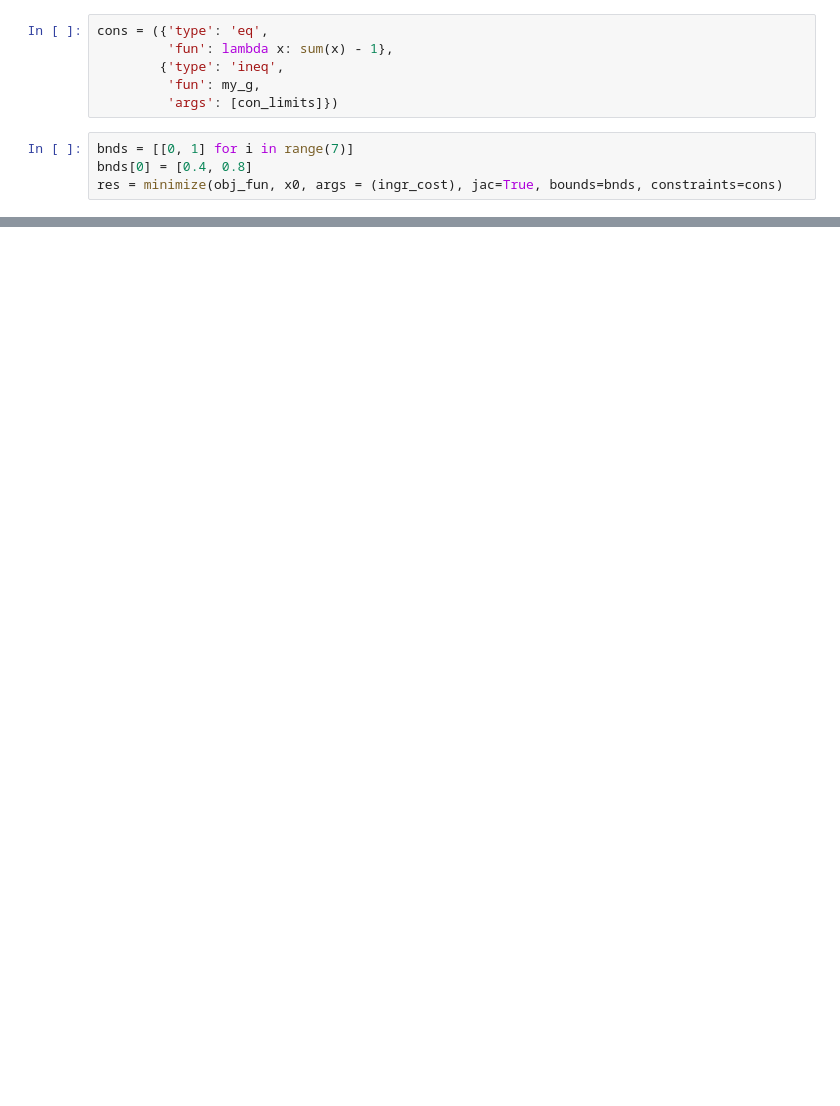
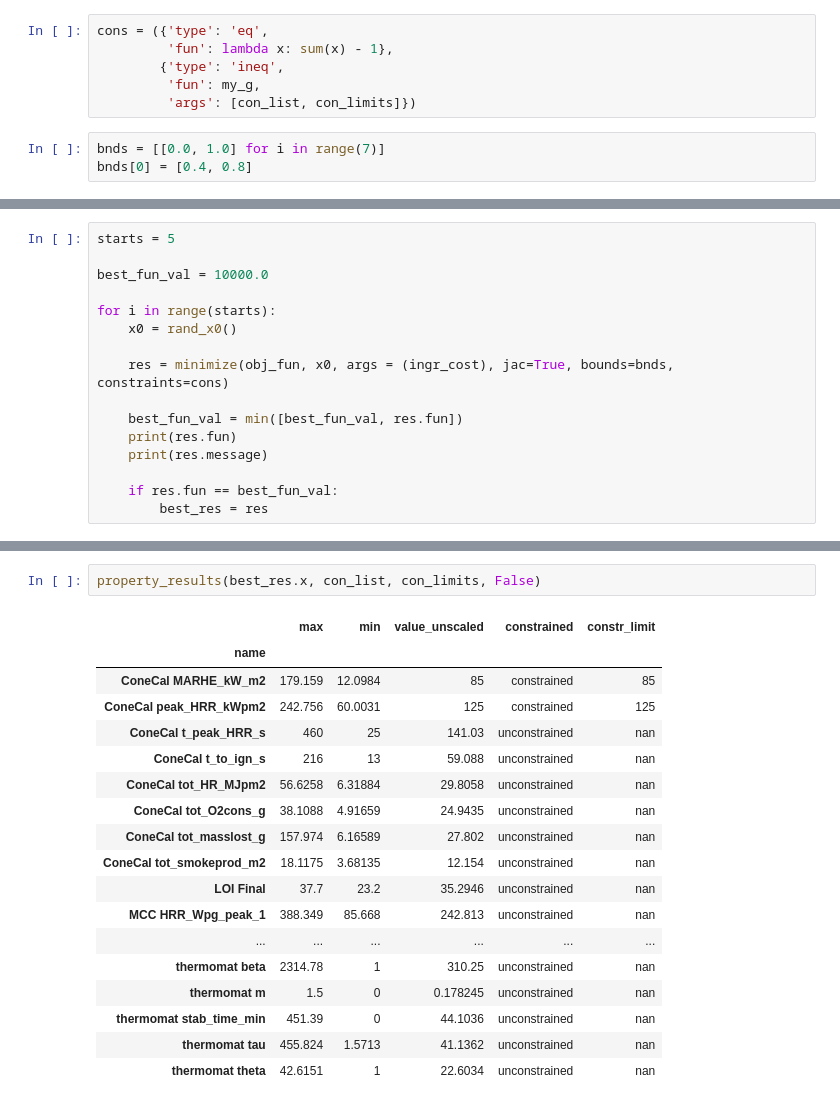
Before and after one commit to reinhardfechter/FlexPVCModel, a Jupyter notebook: Optimisation.ipynb, the cells around one changed output, grey strips where cells are left out. Drawn from its saved outputs; the diff is of its cells as text; blank space fills up the shorter version.

```diff
--- a/Optimisation.ipynb
+++ b/Optimisation.ipynb
@@ -18,8 +42,7 @@ cons = ({'type': 'eq',
          'fun': lambda x: sum(x) - 1},
         {'type': 'ineq',
          'fun': my_g,
-         'args': [con_limits]})
+         'args': [con_list, con_limits]})
 # %%
-bnds = [[0, 1] for i in range(7)]
+bnds = [[0.0, 1.0] for i in range(7)]
 bnds[0] = [0.4, 0.8]
-res = minimize(obj_fun, x0, args = (ingr_cost), jac=True, bounds=bnds, constraints=cons)
@@ -45,0 +49,16 @@ sum(opt_x)
+# %%
+starts = 5
+
+best_fun_val = 10000.0
+
+for i in range(starts):
+    x0 = rand_x0()
+
+    res = minimize(obj_fun, x0, args = (ingr_cost), jac=True, bounds=bnds, constraints=cons)
+
+    best_fun_val = min([best_fun_val, res.fun])
+    print(res.fun)
+    print(res.message)
+
+    if res.fun == best_fun_val:
+        best_res = res
@@ -46 +104,22 @@ sum(opt_x)
+# %%
+property_results(best_res.x, con_list, con_limits, False)
+# %% [output]
+|  | max | min | value_unscaled | constrained | constr_limit |
+| name |  |  |  |  |  |
+| ConeCal MARHE_kW_m2 | 179.159 | 12.0984 | 85 | constrained | 85 |
+| ConeCal peak_HRR_kWpm2 | 242.756 | 60.0031 | 125 | constrained | 125 |
+| ConeCal t_peak_HRR_s | 460 | 25 | 141.03 | unconstrained | nan |
+| ConeCal t_to_ign_s | 216 | 13 | 59.088 | unconstrained | nan |
+| ConeCal tot_HR_MJpm2 | 56.6258 | 6.31884 | 29.8058 | unconstrained | nan |
+| ConeCal tot_O2cons_g | 38.1088 | 4.91659 | 24.9435 | unconstrained | nan |
+| ConeCal tot_masslost_g | 157.974 | 6.16589 | 27.802 | unconstrained | nan |
+| ConeCal tot_smokeprod_m2 | 18.1175 | 3.68135 | 12.154 | unconstrained | nan |
+| LOI Final | 37.7 | 23.2 | 35.2946 | unconstrained | nan |
+| MCC HRR_Wpg_peak_1 | 388.349 | 85.668 | 242.813 | unconstrained | nan |
+| ... | ... | ... | ... | ... | ... |
+| thermomat beta | 2314.78 | 1 | 310.25 | unconstrained | nan |
+| thermomat m | 1.5 | 0 | 0.178245 | unconstrained | nan |
+| thermomat stab_time_min | 451.39 | 0 | 44.1036 | unconstrained | nan |
+| thermomat tau | 455.824 | 1.5713 | 41.1362 | unconstrained | nan |
+| thermomat theta | 42.6151 | 1 | 22.6034 | unconstrained | nan |
 # %%
```
Also changed, not shown: parts of 20 cells of this notebook, 1 other file.
